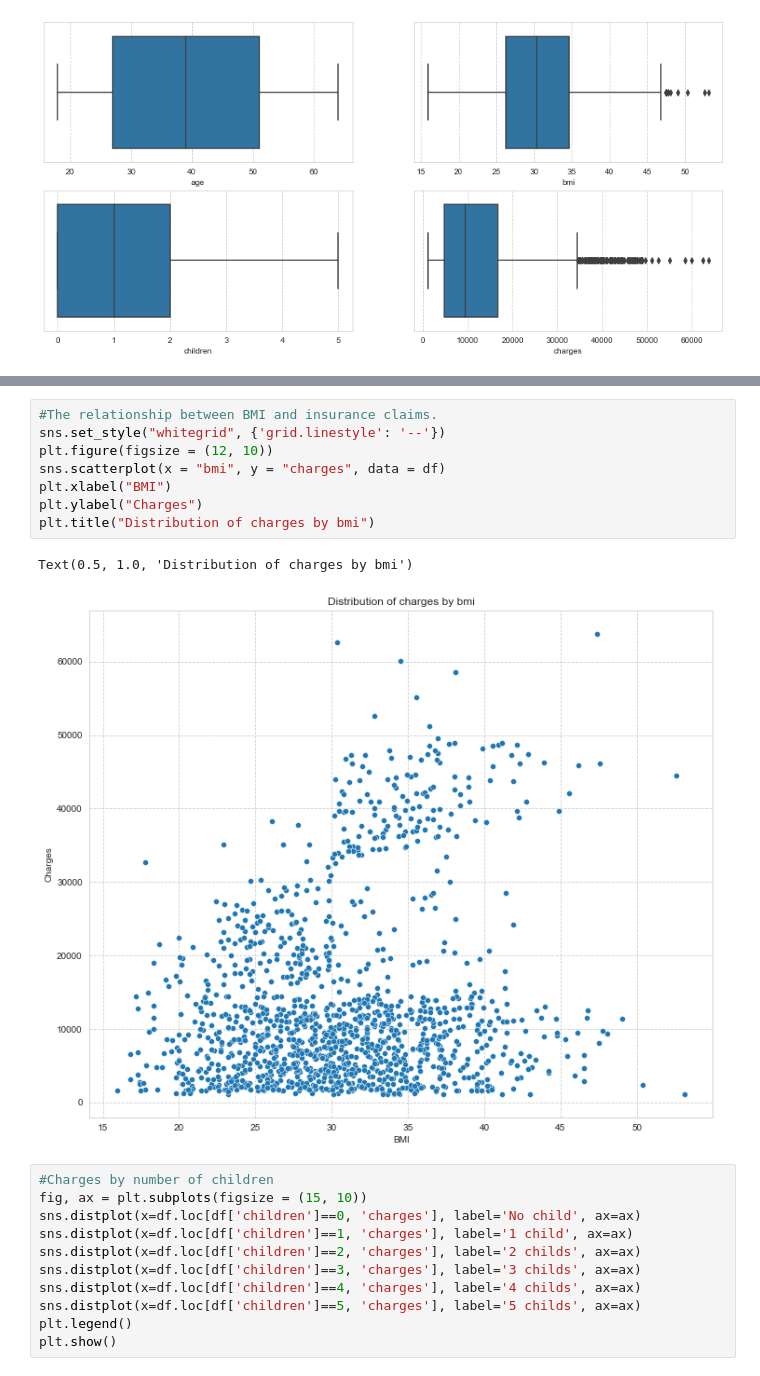
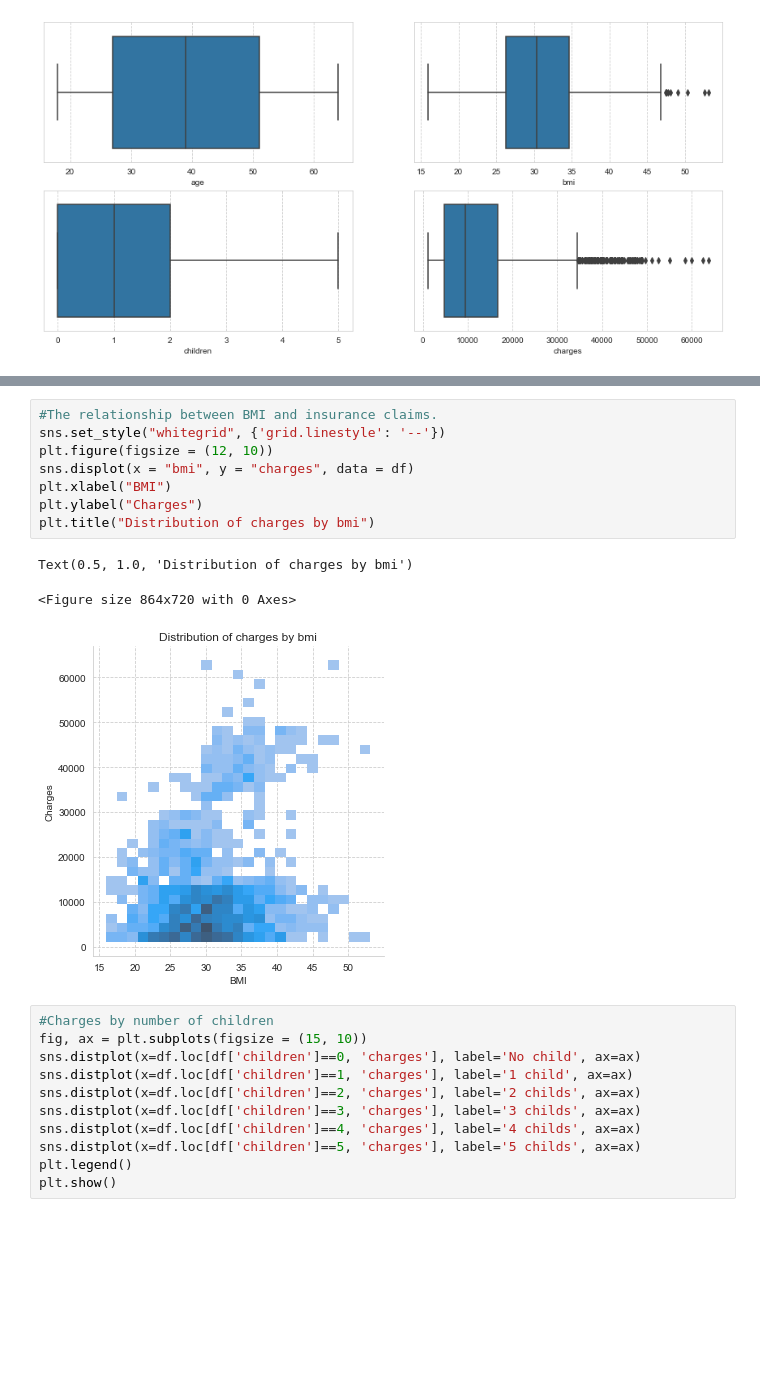
Before and after one commit to Sun-Chirawat/Senior-Project-CS, a Jupyter notebook: Clustering Modelling.ipynb, the cells around one changed output, grey strips where cells are left out. Drawn from its saved outputs; the diff is of its cells as text; blank space fills up the shorter version.

```diff
--- a/Clustering Modelling.ipynb
+++ b/Clustering Modelling.ipynb
@@ -78,14 +79,15 @@ Text(0.5, 1.0, 'Distribution of charges by age')
 # %%
 #The relationship between BMI and insurance claims.
 sns.set_style("whitegrid", {'grid.linestyle': '--'})
 plt.figure(figsize = (12, 10))
-sns.scatterplot(x = "bmi", y = "charges", data = df)
+sns.displot(x = "bmi", y = "charges", data = df)
 plt.xlabel("BMI")
 plt.ylabel("Charges")
 plt.title("Distribution of charges by bmi")
 # %% [output]
 Text(0.5, 1.0, 'Distribution of charges by bmi')
+<Figure size 864x720 with 0 Axes>
-[figure, old version]
+[figure, new version]
 # %%
 #Charges by number of children
 fig, ax = plt.subplots(figsize = (15, 10))
```
Also changed, not shown: parts of 1 cell of this notebook.
